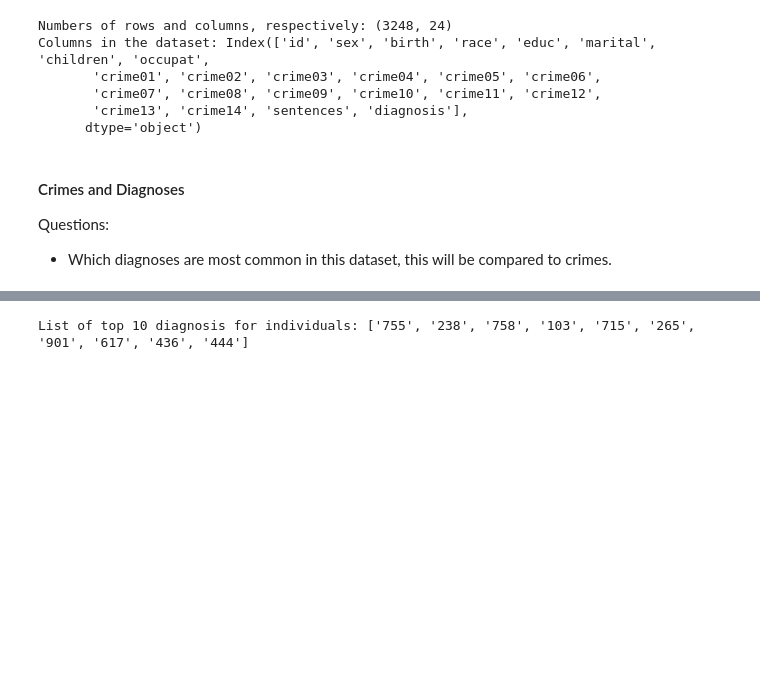
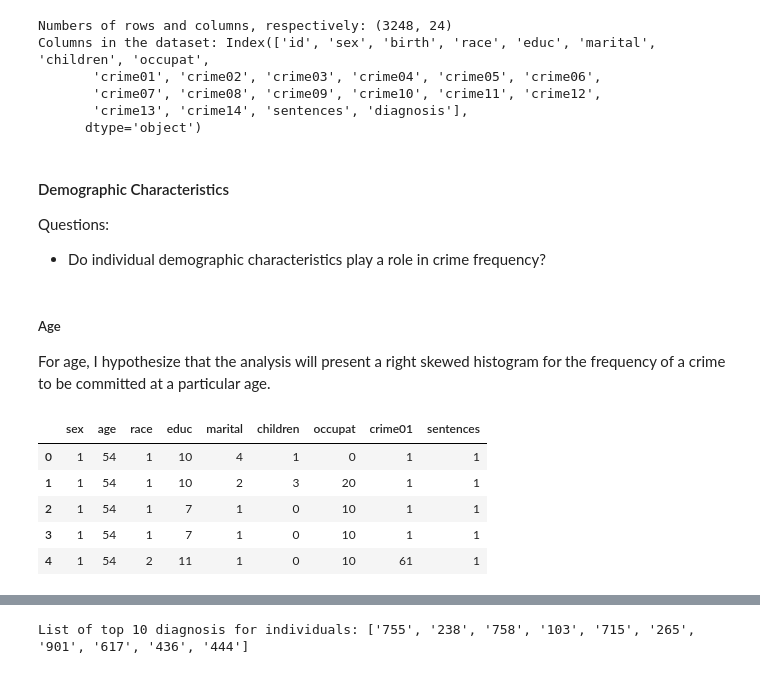
Before and after one commit to data301-2021-winter1/project-group27-project, a Jupyter notebook: notebooks/anaylsis2.ipynb, the cells around one changed output, grey strips where cells are left out. Cells and saved outputs as stored; diff of their text form; code cells hidden in the pictures; blank space fills up the shorter version.

Commit message:
Analysis work

```diff
--- a/notebooks/anaylsis2.ipynb
+++ b/notebooks/anaylsis2.ipynb
@@ -391,6 +366,6 @@ Columns in the dataset: Index(['id', 'sex', 'birth', 'race', 'educ', 'marital',
        'crime13', 'crime14', 'sentences', 'diagnosis'],
       dtype='object')
 # %% [markdown]
-#### Crimes and Diagnoses
+#### Demographic Characteristics
 Questions:
- - Which diagnoses are most common in this dataset, this will be compared to crimes.
+ - Do individual demographic characteristics play a role in crime frequency?
@@ -396,0 +379,17 @@ Questions:
+# %% [markdown]
+##### Age
+For age, I hypothesize that the analysis will present a right skewed histogram for the frequency of a crime to be committed at a particular age.
+# %%
+# Let's convert birth to age. As of right now the data presents the year they were born between the 1900s and the
+# year this data was collected was 1972.
+crime.rename(columns={'birth':'age'}, inplace=True)
+crime.astype({'age':int})
+crime["age"] = 1972 - (crimes["age"] + 1900)
+crime.head()
+# %% [output]
+|  | sex | age | race | educ | marital | children | occupat | crime01 | sentences |
+| 0 | 1 | 54 | 1 | 10 | 4 | 1 | 0 | 1 | 1 |
+| 1 | 1 | 54 | 1 | 10 | 2 | 3 | 20 | 1 | 1 |
+| 2 | 1 | 54 | 1 | 7 | 1 | 0 | 10 | 1 | 1 |
+| 3 | 1 | 54 | 1 | 7 | 1 | 0 | 10 | 1 | 1 |
+| 4 | 1 | 54 | 2 | 11 | 1 | 0 | 10 | 61 | 1 |
```
Also changed, not shown: parts of 8 cells of this notebook, 2 other files.
